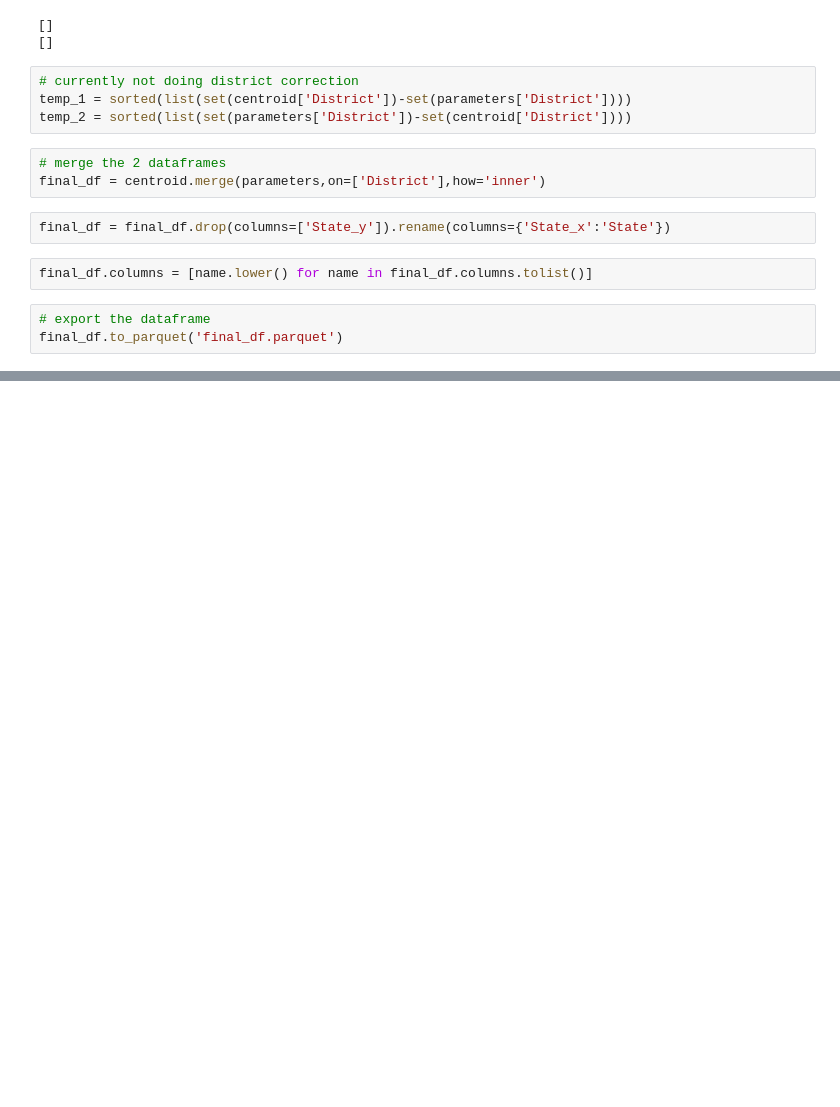
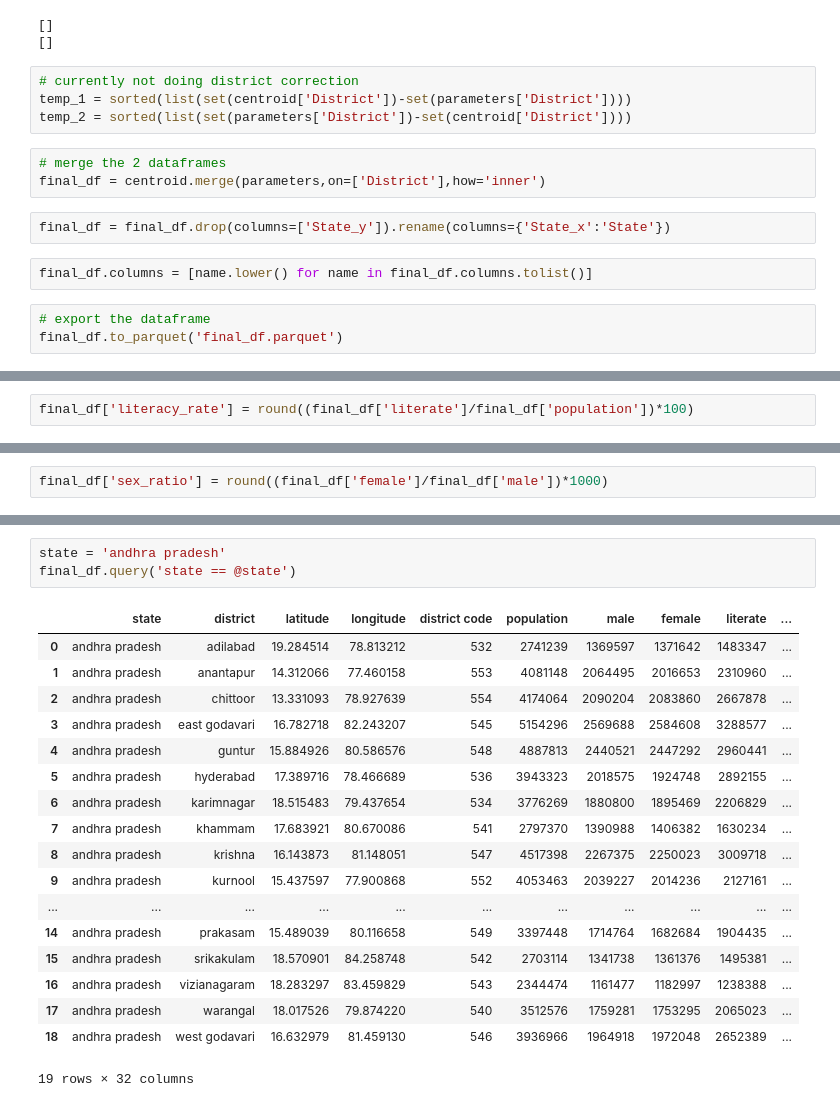
Before and after one commit to nivesh-123/indian_districts_analysis, a Jupyter notebook: analysis.ipynb, the cells around one changed output, grey strips where cells are left out. Drawn from its saved outputs; the diff is of its cells as text; blank space fills up the shorter version.

```diff
--- a/analysis.ipynb
+++ b/analysis.ipynb
@@ -141,0 +162,2 @@ final_df.to_parquet('final_df.parquet')
+# %%
+final_df['literacy_rate'] = round((final_df['literate']/final_df['population'])*100)
@@ -141,0 +174,2 @@ final_df.to_parquet('final_df.parquet')
+# %%
+final_df['sex_ratio'] = round((final_df['female']/final_df['male'])*1000)
@@ -141,0 +186,22 @@ final_df.to_parquet('final_df.parquet')
+# %%
+state = 'andhra pradesh'
+final_df.query('state == @state')
+# %% [output]
+|  | state | district | latitude | longitude | district code | population | male | female | literate | ... |
+| 0 | andhra pradesh | adilabad | 19.284514 | 78.813212 | 532 | 2741239 | 1369597 | 1371642 | 1483347 | ... |
+| 1 | andhra pradesh | anantapur | 14.312066 | 77.460158 | 553 | 4081148 | 2064495 | 2016653 | 2310960 | ... |
+| 2 | andhra pradesh | chittoor | 13.331093 | 78.927639 | 554 | 4174064 | 2090204 | 2083860 | 2667878 | ... |
+| 3 | andhra pradesh | east godavari | 16.782718 | 82.243207 | 545 | 5154296 | 2569688 | 2584608 | 3288577 | ... |
+| 4 | andhra pradesh | guntur | 15.884926 | 80.586576 | 548 | 4887813 | 2440521 | 2447292 | 2960441 | ... |
+| 5 | andhra pradesh | hyderabad | 17.389716 | 78.466689 | 536 | 3943323 | 2018575 | 1924748 | 2892155 | ... |
+| 6 | andhra pradesh | karimnagar | 18.515483 | 79.437654 | 534 | 3776269 | 1880800 | 1895469 | 2206829 | ... |
+| 7 | andhra pradesh | khammam | 17.683921 | 80.670086 | 541 | 2797370 | 1390988 | 1406382 | 1630234 | ... |
+| 8 | andhra pradesh | krishna | 16.143873 | 81.148051 | 547 | 4517398 | 2267375 | 2250023 | 3009718 | ... |
+| 9 | andhra pradesh | kurnool | 15.437597 | 77.900868 | 552 | 4053463 | 2039227 | 2014236 | 2127161 | ... |
+| ... | ... | ... | ... | ... | ... | ... | ... | ... | ... | ... |
+| 14 | andhra pradesh | prakasam | 15.489039 | 80.116658 | 549 | 3397448 | 1714764 | 1682684 | 1904435 | ... |
+| 15 | andhra pradesh | srikakulam | 18.570901 | 84.258748 | 542 | 2703114 | 1341738 | 1361376 | 1495381 | ... |
+| 16 | andhra pradesh | vizianagaram | 18.283297 | 83.459829 | 543 | 2344474 | 1161477 | 1182997 | 1238388 | ... |
+| 17 | andhra pradesh | warangal | 18.017526 | 79.874220 | 540 | 3512576 | 1759281 | 1753295 | 2065023 | ... |
+| 18 | andhra pradesh | west godavari | 16.632979 | 81.459130 | 546 | 3936966 | 1964918 | 1972048 | 2652389 | ... |
+19 rows × 32 columns
```
Also changed, not shown: parts of 3 cells of this notebook, 1 other file.
